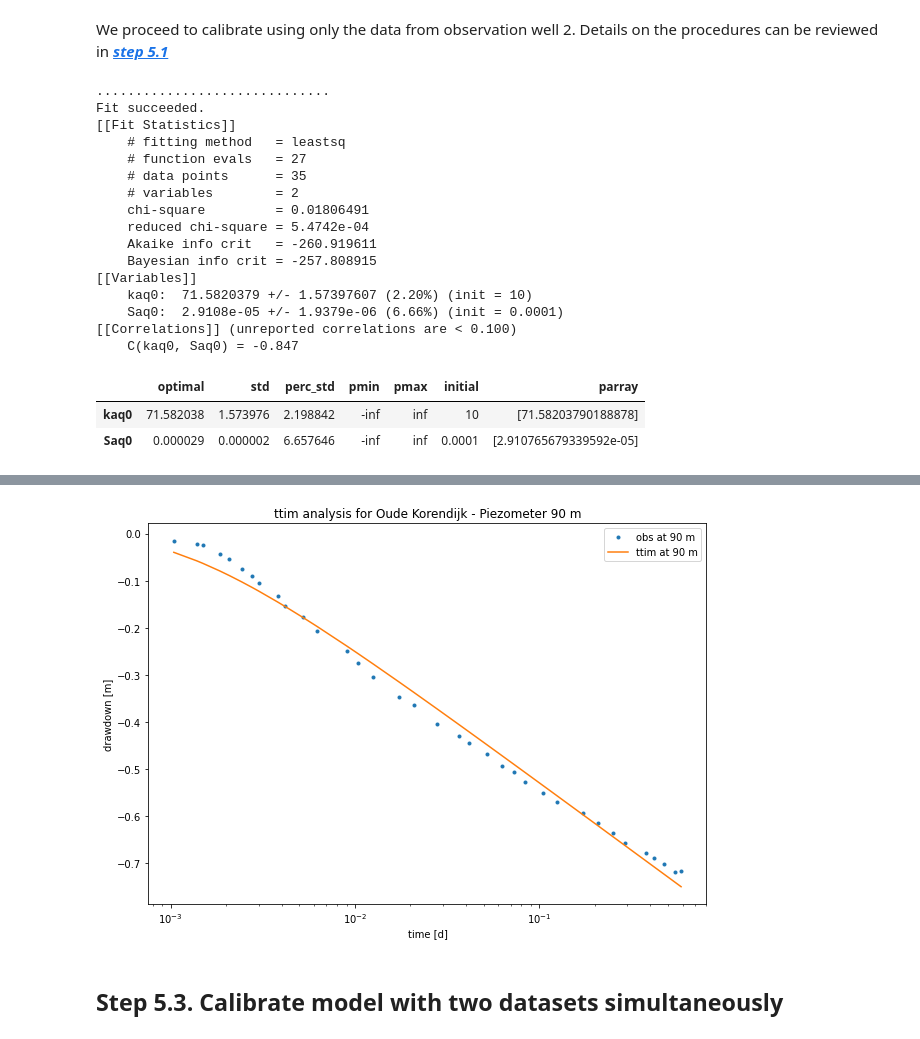
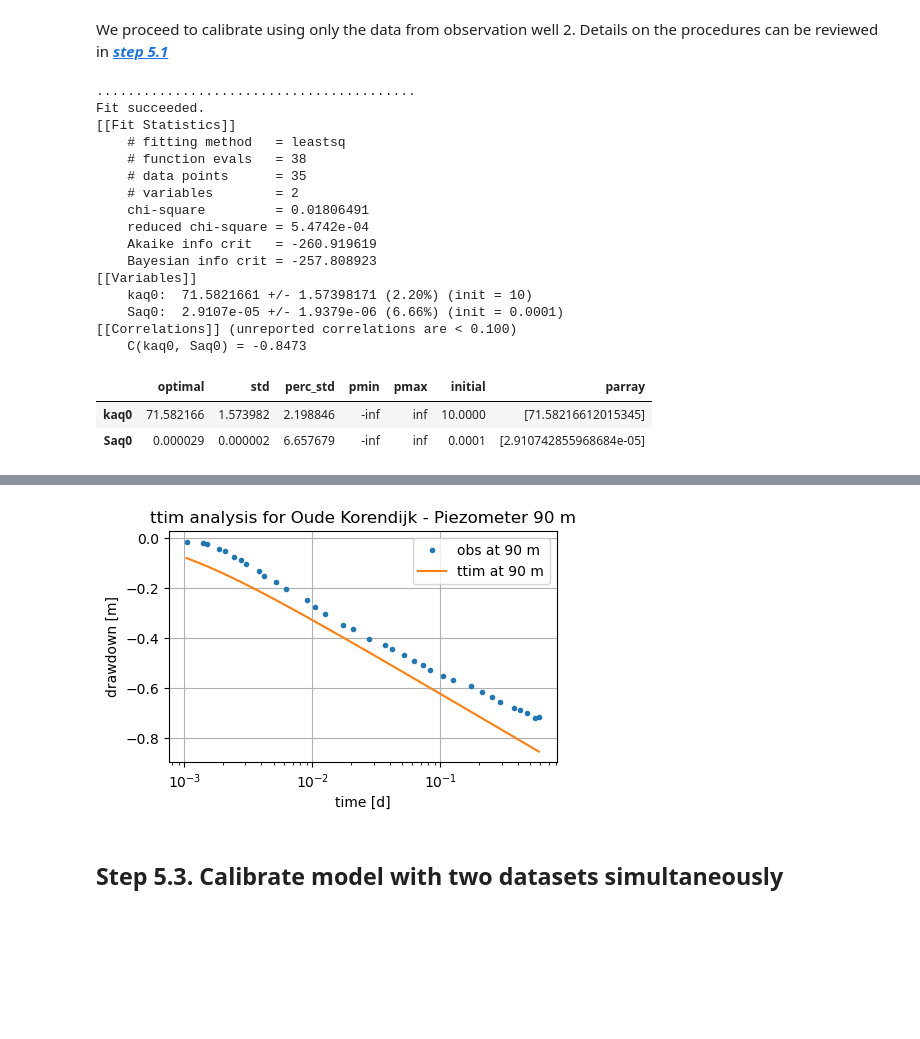
Before and after one commit to mbakker7/ttim, a Jupyter notebook: pumpingtests/confined1_oude_korendijk.ipynb, the cells around one changed output, grey strips where cells are left out. Saved outputs shown, nothing was run; the diff lists cells and outputs as text; code cells hidden in the pictures; blank space fills up the shorter version.

```diff
--- a/pumpingtests/confined1_oude_korendijk.ipynb
+++ b/pumpingtests/confined1_oude_korendijk.ipynb
@@ -74,8 +74,9 @@ ax.set_ylim([-25,3]);
 # %%
 import numpy as np
 import matplotlib.pyplot as plt
-from ttim import *
+plt.rcParams['figure.figsize'] = (5, 3) # default figure size
 import pandas as pd
+import ttim as ttm
 # %% [markdown]
 ## Step 2: Setting basic parameters for the model
 # %%
@@ -135,8 +136,8 @@ $$\pi r_c^2 \frac{dh_w}{dt} = \sum_nQ_n-Q_w $$
 where: $Q_n$ and $Q_w$ are the inflows and outflows in the well, $h_w$ is the head inside the well and $r_c$ is the radius of the caisson.
 # %%
 #unkonwn parameters: kaq, Saq
-ml = ModelMaq(kaq=60, z=[zt, zb], Saq=1e-4, tmin=1e-5, tmax=1)
-w = Well(ml, xw=0, yw=0, rw=0.2, tsandQ=[(0, Q)], layers=0)
+ml = ttm.ModelMaq(kaq=60, z=[zt, zb], Saq=1e-4, tmin=1e-5, tmax=1)
+w = ttm.Well(ml, xw=0, yw=0, rw=0.2, tsandQ=[(0, Q)], layers=0)
 
 # Here we are setting everything in meters for length and days for time
 # %% [markdown]
@@ -275,40 +279,40 @@ plt.legend();
 # %% [markdown]
 We proceed to calibrate using only the data from observation well 2. Details on the procedures can be reviewed in [***step 5.1***](#step_5_1)
 # %%
-ca2 = Calibrate(ml)
+ca2 = ttm.Calibrate(ml)
 ca2.set_parameter(name='kaq0', initial=10)
 ca2.set_parameter(name='Saq0', initial=1e-4)
 ca2.series(name='obs2', x=r2, y=0, t=t2, h=h2, layer=0)
 ca2.fit(report=True)
 ca2.parameters
 # %% [output]
-..............................
+.........................................
 Fit succeeded.
 [[Fit Statistics]]
     # fitting method   = leastsq
-    # function evals   = 27
+    # function evals   = 38
     # data points      = 35
     # variables        = 2
     chi-square         = 0.01806491
     reduced chi-square = 5.4742e-04
-    Akaike info crit   = -260.919611
-    Bayesian info crit = -257.808915
+    Akaike info crit   = -260.919619
+    Bayesian info crit = -257.808923
 [[Variables]]
-    kaq0:  71.5820379 +/- 1.57397607 (2.20%) (init = 10)
-    Saq0:  2.9108e-05 +/- 1.9379e-06 (6.66%) (init = 0.0001)
+    kaq0:  71.5821661 +/- 1.57398171 (2.20%) (init = 10)
+    Saq0:  2.9107e-05 +/- 1.9379e-06 (6.66%) (init = 0.0001)
 [[Correlations]] (unreported correlations are < 0.100)
-    C(kaq0, Saq0) = -0.847
+    C(kaq0, Saq0) = -0.8473
 |  | optimal | std | perc_std | pmin | pmax | initial | parray |
-| kaq0 | 71.582038 | 1.573976 | 2.198842 | -inf | inf | 10 | [71.58203790188878] |
-| Saq0 | 0.000029 | 0.000002 | 6.657646 | -inf | inf | 0.0001 | [2.910765679339592e-05] |
+| kaq0 | 71.582166 | 1.573982 | 2.198846 | -inf | inf | 10.0000 | [71.58216612015345] |
+| Saq0 | 0.000029 | 0.000002 | 6.657679 | -inf | inf | 0.0001 | [2.910742855968684e-05] |
 # %%
 print('rmse:', ca2.rmse())
 hm2 = ml.head(r2, 0, t2)
-plt.figure(figsize=(10, 7))
 plt.semilogx(t2, h2, '.', label='obs at 90 m')
 plt.semilogx(t2, hm2[0], label='ttim at 90 m')
 plt.xlabel('time [d]')
 plt.ylabel('drawdown [m]')
 plt.title('ttim analysis for Oude Korendijk - Piezometer 90 m')
-plt.legend();
+plt.legend()
+plt.grid()
 # %% [output]
@@ -316,4 +320,4 @@ rmse: 0.02271872332239053
-[figure, old version]
+[figure, new version]
 # %% [markdown]
 ## Step 5.3. Calibrate model with two datasets simultaneously
 # %% [markdown]
```
Also changed, not shown: parts of 21 cells of this notebook.
